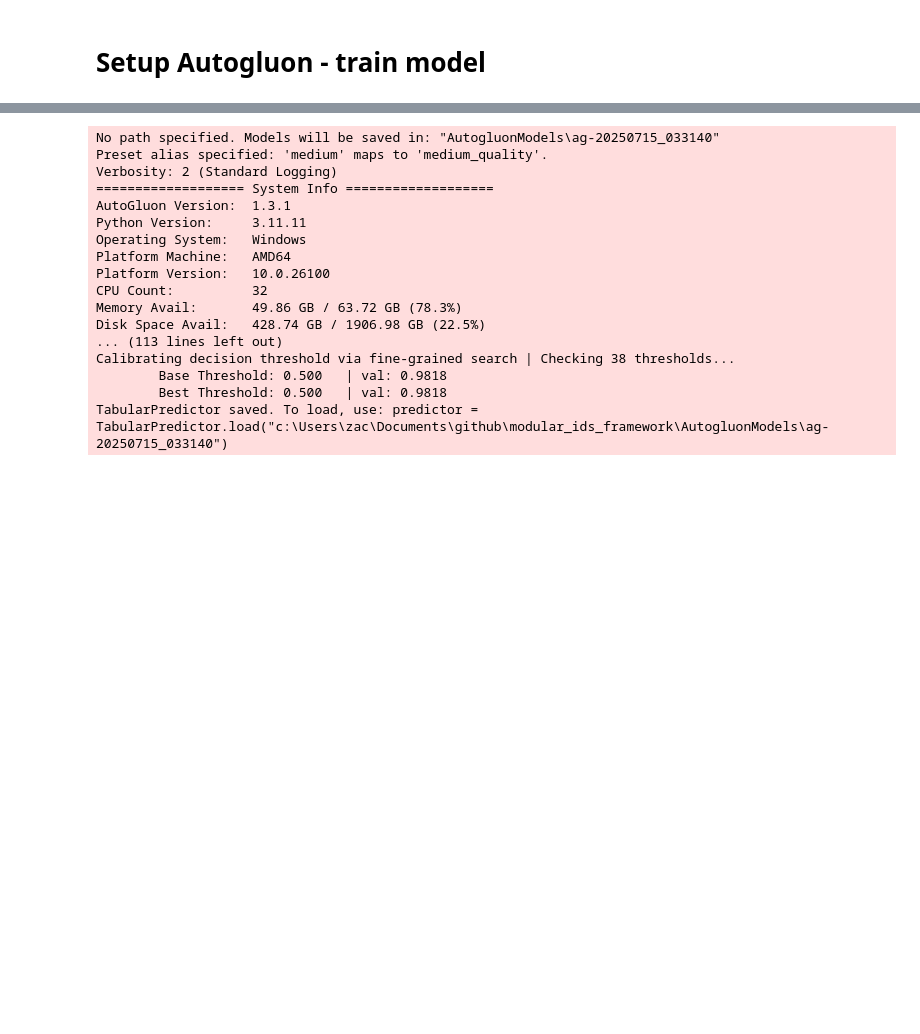
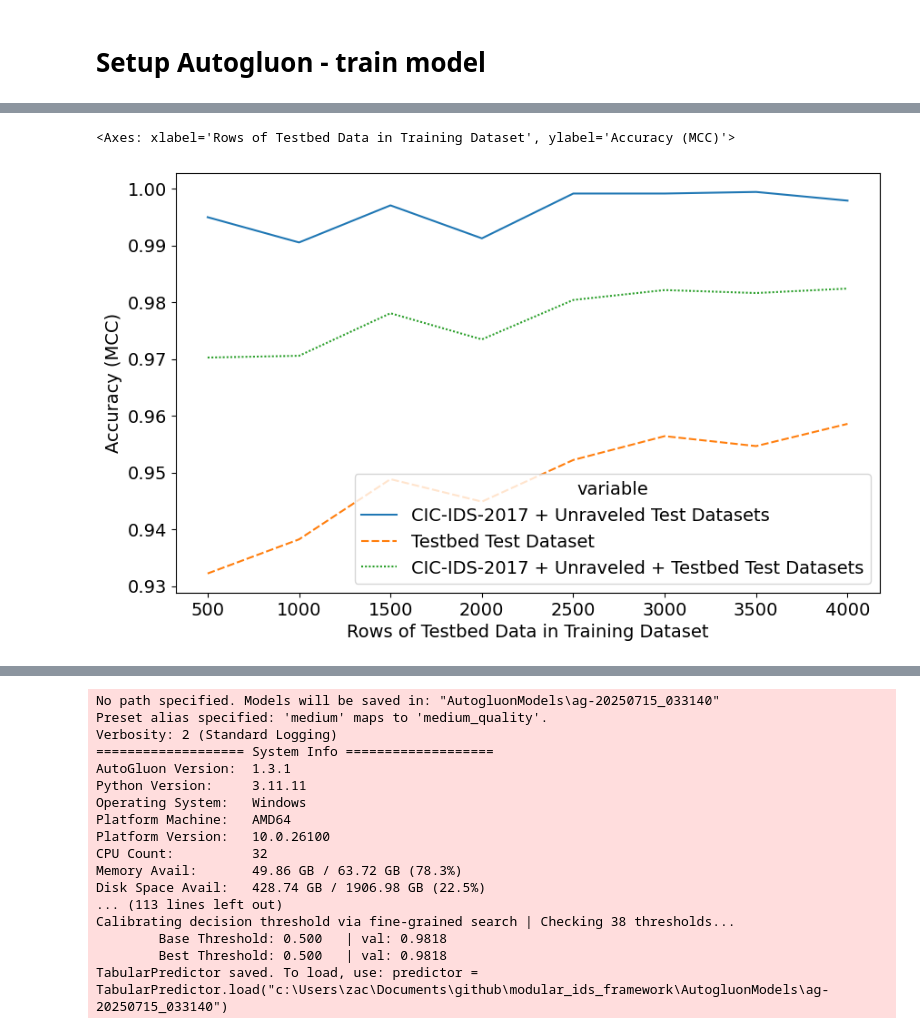
Before and after one commit to navya144/modular_ids_framework, a Jupyter notebook: persistent_non_persistent_model.ipynb, the cells around one changed output, grey strips where cells are left out. Cells and saved outputs as stored; diff of their text form; code cells hidden in the pictures; blank space fills up the shorter version.

```diff
--- a/persistent_non_persistent_model.ipynb
+++ b/persistent_non_persistent_model.ipynb
@@ -262,0 +440,18 @@ sns.lineplot(data=melted_stats, x='data_amount', y='value', hue='variable', mark
+# %%
+# Melt the DataFrame to have a long format for Seaborn lineplot
+melted_stats = results.melt(id_vars='data_amount',
+                          value_vars=['mcc_cic_unraveled', 'mcc_testbed', 'mcc_combined'])
+
+melted_stats = melted_stats.rename(columns={'value': 'Accuracy (MCC)', 'data_amount':'Rows of Testbed Data in Training Dataset'})
+melted_stats = melted_stats.replace({'mcc_cic_unraveled':'CIC-IDS-2017 + Unraveled Test Datasets', 'mcc_testbed':'Testbed Test Dataset', 'mcc_combined':'CIC-IDS-2017 + Unraveled + Testbed Test Datasets'})
+# melted_stats.loc[len(melted_stats)] = {'Rows of Testbed Data in Training Dataset':0, 'variable':'Testbed Test Dataset', 'Accuracy (MCC)':0.01}
+# melted_stats.loc[len(melted_stats)] = {'Rows of Testbed Data in Training Dataset':0, 'variable':'CIC-IDS-2017 + Unraveled + Testbed Test Datasets', 'Accuracy (MCC)':0.53}
+# melted_stats.loc[len(melted_stats)] = {'Rows of Testbed Data in Training Dataset':0, 'variable':'CIC-IDS-2017 + Unraveled Test Datasets', 'Accuracy (MCC)':0.99}
+
+# Plot using Seaborn
+plt.figure(figsize=(10, 6))
+sns.lineplot(data=melted_stats, x='Rows of Testbed Data in Training Dataset', y='Accuracy (MCC)', hue='variable',
+             style='variable')
+# %% [output]
+<Axes: xlabel='Rows of Testbed Data in Training Dataset', ylabel='Accuracy (MCC)'>
+[figure, added]
```
Also changed, not shown: parts of 11 cells of this notebook, 1 other file.
